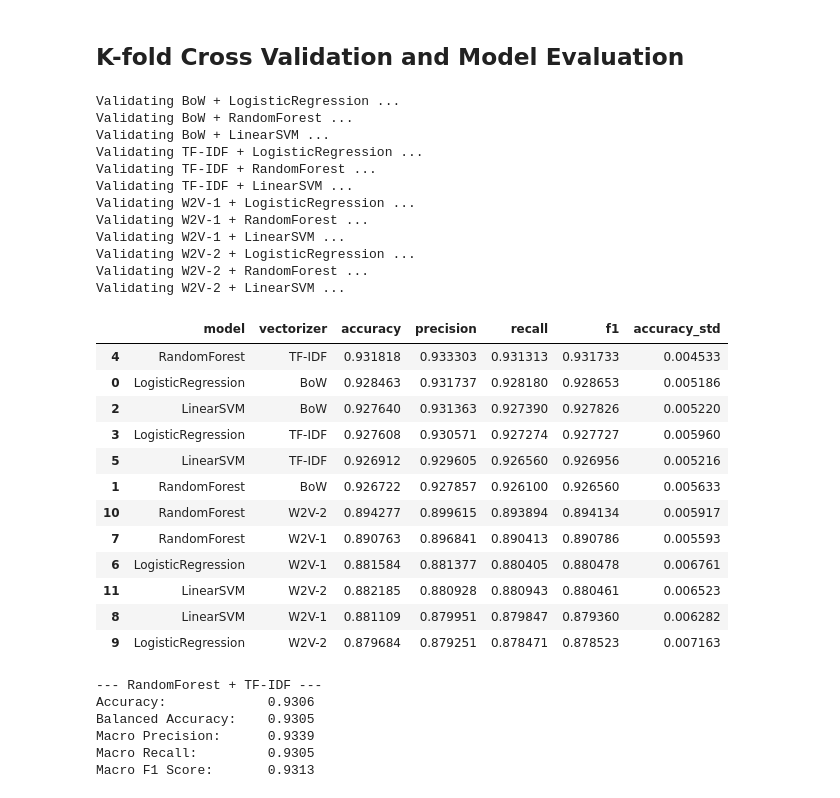
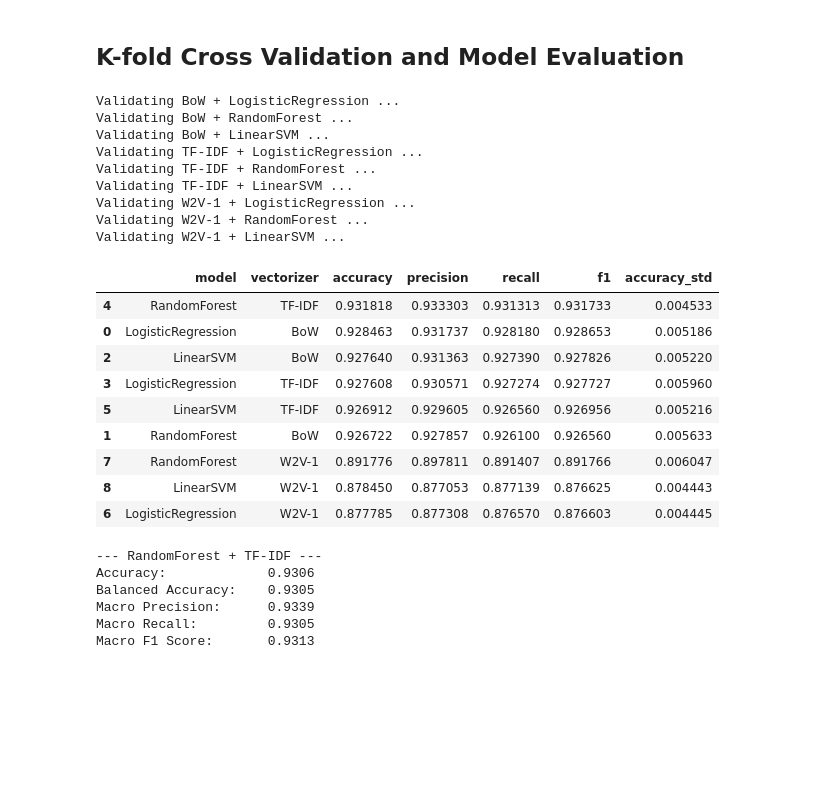
Before and after one commit to msegreto/CyberbullismDetection, a Jupyter notebook: notebook/4_MultiClassification.ipynb, the cells around one changed output. Drawn from its saved outputs; the diff is of its cells as text; code cells hidden in the pictures; blank space fills up the shorter version.

```diff
--- a/notebook/4_MultiClassification.ipynb
+++ b/notebook/4_MultiClassification.ipynb
@@ -74,8 +73,7 @@ os.makedirs("../model/grid_search_multiclass", exist_ok=True)
 combinations = [
     ("BoW", CountVectorizer(max_features=350)),
     ("TF-IDF", TfidfVectorizer(max_features=350)),
-    ("W2V-1", W2VTransformer(model1)),
-    ("W2V-2", W2VTransformer(model2))
+    ("W2V-1", W2VTransformer(model1))
 ]
 
 # Param grids per model
@@ -206,8 +198,7 @@ y = y_multiclass
 vectorizer_map = {
     "BoW": CountVectorizer(max_features=350),
     "TF-IDF": TfidfVectorizer(max_features=350),
-    "W2V-1": W2VTransformer(model1),
-    "W2V-2": W2VTransformer(model2)
+    "W2V-1": W2VTransformer(model1)
 }
 
 classifier_map = {
@@ -269,40 +260,34 @@ for vec_name, vectorizer in vectorizer_map.items():
         for key in scoring.keys():
             score_values = scores.get(f"test_{key}", [np.nan])
             result[key] = np.nanmean(score_values)
 
         result["accuracy_std"] = np.nanstd(scores.get("test_accuracy", [np.nan]))
 
         eval_results.append(result)
 
 df_eval = pd.DataFrame(eval_results)
 df_eval_sorted = df_eval.sort_values(by="f1", ascending=False)
 
 display(df_eval_sorted)
 df_eval_sorted.to_csv('../model/grid_search_multiclass/multiclass_result.csv', index=False)
 # %% [output]
 Validating BoW + LogisticRegression ...
 Validating BoW + RandomForest ...
 Validating BoW + LinearSVM ...
 Validating TF-IDF + LogisticRegression ...
 Validating TF-IDF + RandomForest ...
 Validating TF-IDF + LinearSVM ...
 Validating W2V-1 + LogisticRegression ...
 Validating W2V-1 + RandomForest ...
 Validating W2V-1 + LinearSVM ...
-Validating W2V-2 + LogisticRegression ...
-Validating W2V-2 + RandomForest ...
-Validating W2V-2 + LinearSVM ...
 |  | model | vectorizer | accuracy | precision | recall | f1 | accuracy_std |
 | 4 | RandomForest | TF-IDF | 0.931818 | 0.933303 | 0.931313 | 0.931733 | 0.004533 |
 | 0 | LogisticRegression | BoW | 0.928463 | 0.931737 | 0.928180 | 0.928653 | 0.005186 |
 | 2 | LinearSVM | BoW | 0.927640 | 0.931363 | 0.927390 | 0.927826 | 0.005220 |
 | 3 | LogisticRegression | TF-IDF | 0.927608 | 0.930571 | 0.927274 | 0.927727 | 0.005960 |
 | 5 | LinearSVM | TF-IDF | 0.926912 | 0.929605 | 0.926560 | 0.926956 | 0.005216 |
 | 1 | RandomForest | BoW | 0.926722 | 0.927857 | 0.926100 | 0.926560 | 0.005633 |
-| 10 | RandomForest | W2V-2 | 0.894277 | 0.899615 | 0.893894 | 0.894134 | 0.005917 |
-| 7 | RandomForest | W2V-1 | 0.890763 | 0.896841 | 0.890413 | 0.890786 | 0.005593 |
-| 6 | LogisticRegression | W2V-1 | 0.881584 | 0.881377 | 0.880405 | 0.880478 | 0.006761 |
-| 11 | LinearSVM | W2V-2 | 0.882185 | 0.880928 | 0.880943 | 0.880461 | 0.006523 |
-| 8 | LinearSVM | W2V-1 | 0.881109 | 0.879951 | 0.879847 | 0.879360 | 0.006282 |
-| 9 | LogisticRegression | W2V-2 | 0.879684 | 0.879251 | 0.878471 | 0.878523 | 0.007163 |
+| 7 | RandomForest | W2V-1 | 0.891776 | 0.897811 | 0.891407 | 0.891766 | 0.006047 |
+| 8 | LinearSVM | W2V-1 | 0.878450 | 0.877053 | 0.877139 | 0.876625 | 0.004443 |
+| 6 | LogisticRegression | W2V-1 | 0.877785 | 0.877308 | 0.876570 | 0.876603 | 0.004445 |
 # %%
```
Also changed, not shown: parts of 3 cells of this notebook, 11 other files.
